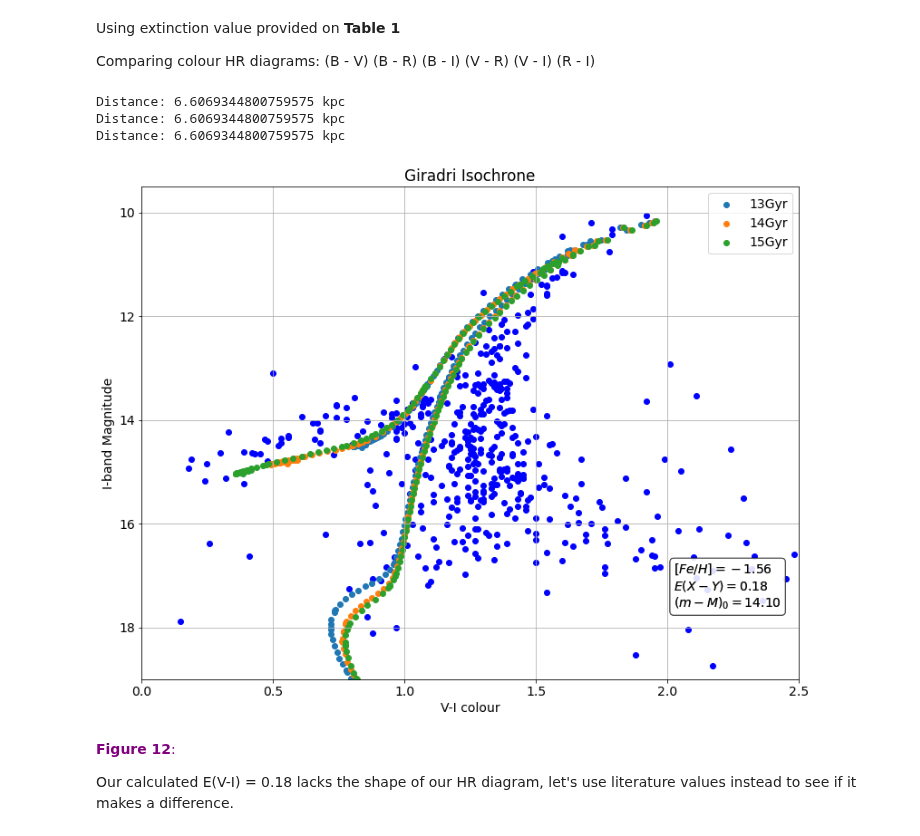
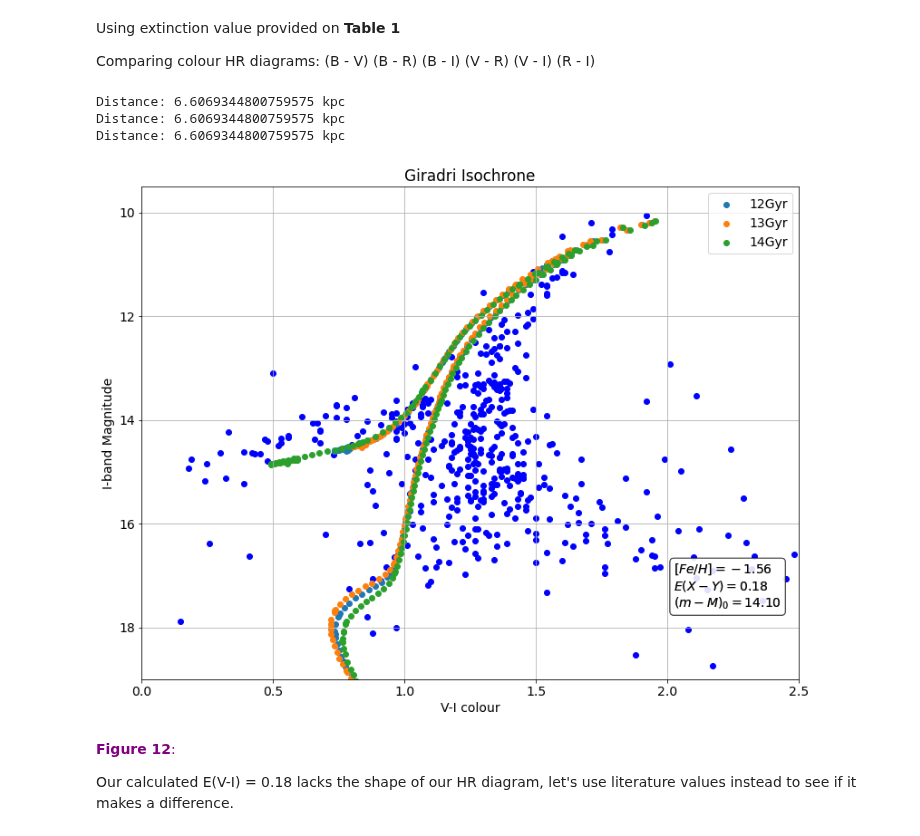
Before and after one commit to evgenyneu/asp3231_project, a Jupyter notebook: code/080_science/science_age_and_distance.ipynb, the cells around one changed output. Drawn from its saved outputs; the diff is of its cells as text; code cells hidden in the pictures.

```diff
--- a/code/080_science/science_age_and_distance.ipynb
+++ b/code/080_science/science_age_and_distance.ipynb
@@ -646,16 +646,16 @@ Comparing colour HR diagrams:
 # %%
 #Vi=0, Bi=1, Ri=2, Ii=3
 # E(V-I) = 0.18  --> calculated from table 1
 plot(V,I,"V","I",0, 2.5, 19, 9.5)
 
-true_mod('13Gyr.txt', 'girardi isochrones/-1.56', 14.1, '13Gyr', 0, 3, '', '', '', 0.18)
-true_mod('14Gyr.txt', 'girardi isochrones/-1.56', 14.1, '14Gyr', 0, 3, 'V', 'I', '', 0.18)
-true_mod('15Gyr.txt', 'girardi isochrones/-1.56', 14.1, '15Gyr', 0, 3, 'V', 'I', 'Calculated', 0.18)
+true_mod('12Gyr.txt', 'girardi isochrones/-1.56', 14.1, '12Gyr', 0, 3, '', '', '', 0.18)
+true_mod('13Gyr.txt', 'girardi isochrones/-1.56', 14.1, '13Gyr', 0, 3, 'V', 'I', '', 0.18)
+true_mod('14Gyr.txt', 'girardi isochrones/-1.56', 14.1, '14Gyr', 0, 3, 'V', 'I', 'Calculated', 0.18)
 # %% [output]
 Distance: 6.6069344800759575 kpc
 Distance: 6.6069344800759575 kpc
 Distance: 6.6069344800759575 kpc
-[figure, old version]
+[figure, new version]
 # %% [markdown]
 <font color=purple> **Figure 12**:
 
```
Also changed, not shown: parts of 1 cell of this notebook, 4 other files.
